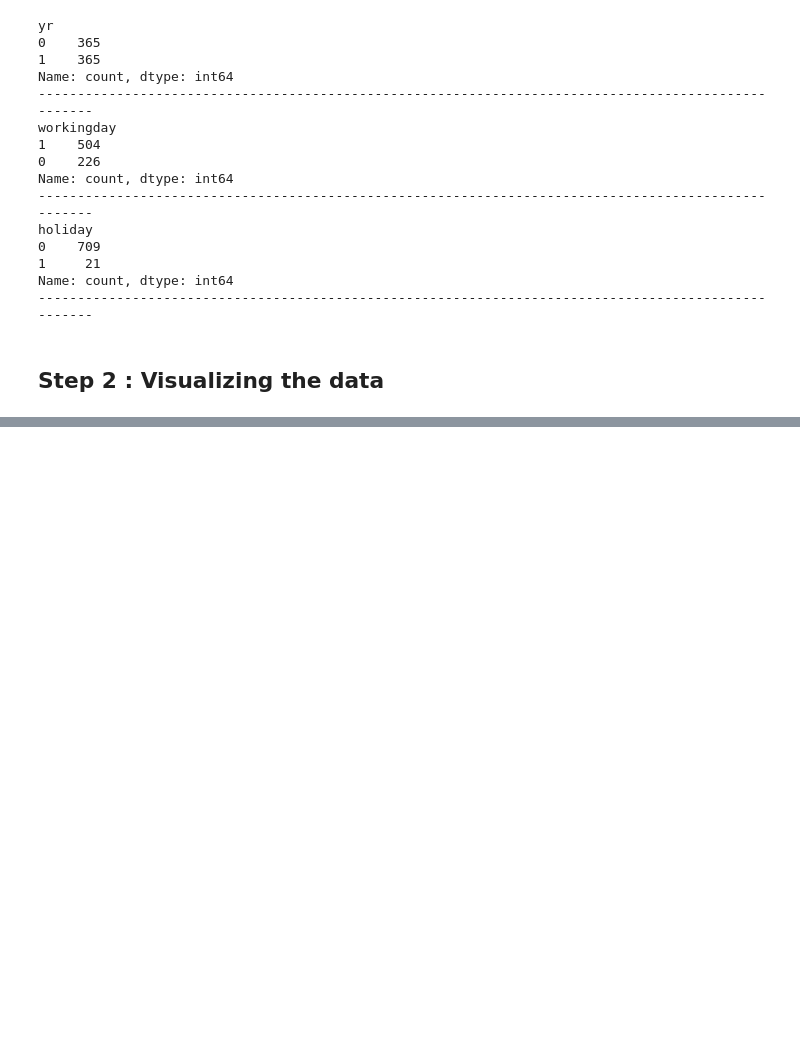
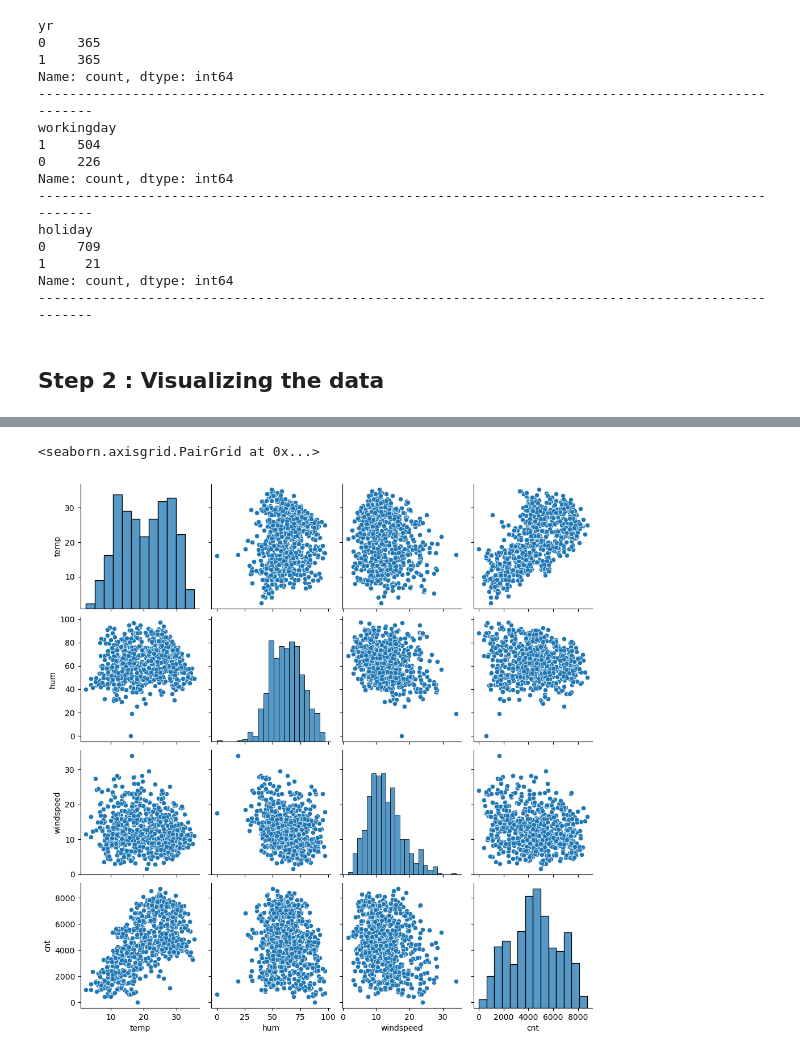
Before and after one commit to PrakNew/UpGrad, a Jupyter notebook: Phase2/Regression/Case Study/linear_regression_assignment.ipynb, the cells around one changed output, grey strips where cells are left out. Saved outputs shown, nothing was run; the diff lists cells and outputs as text; code cells hidden in the pictures; blank space fills up the shorter version.

```diff
--- a/Phase2/Regression/Case Study/linear_regression_assignment.ipynb
+++ b/Phase2/Regression/Case Study/linear_regression_assignment.ipynb
@@ -292,0 +300,4 @@ Name: count, dtype: int64
+# %%
+# Creating new datafram with numerical variables
+num_df = bikes_df[["temp", "hum", "windspeed", "cnt"]]
+num_df.head(10)
@@ -292,0 +317,6 @@ Name: count, dtype: int64
+# %%
+# Pairplot for the numerical data
+sns.pairplot(num_df)
+# %% [output]
+<seaborn.axisgrid.PairGrid at 0x...>
+[figure, added]
```
Also changed, not shown: parts of 11 cells of this notebook.
